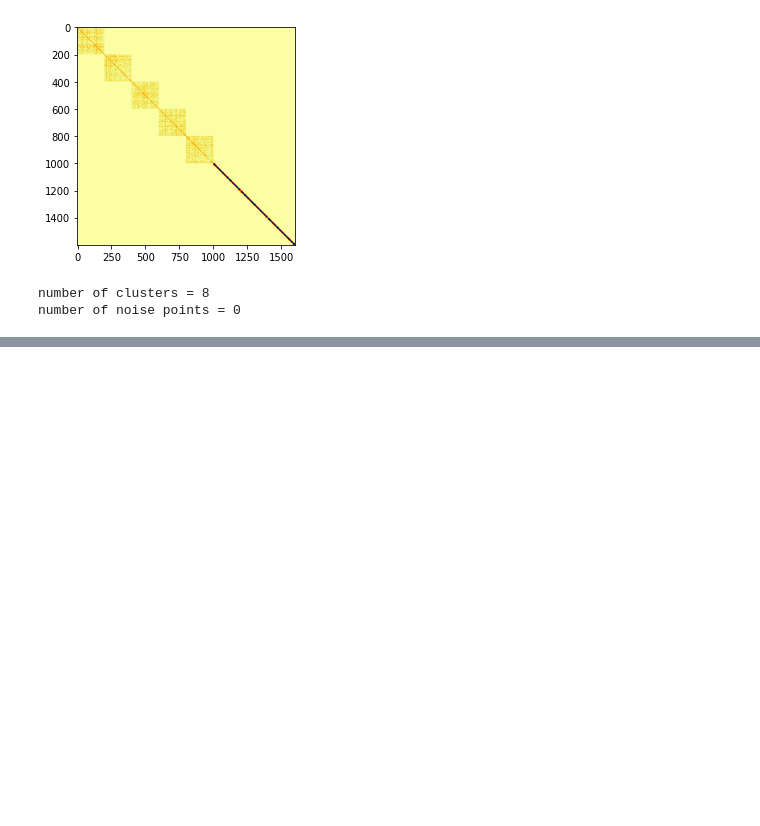
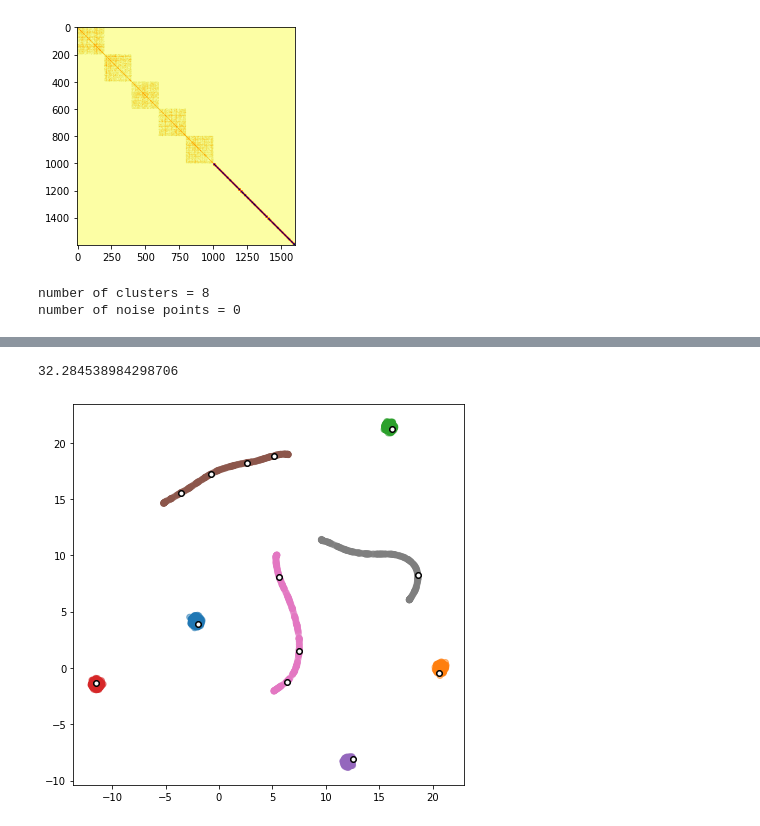
Before and after one commit to gchq/annchor, a Jupyter notebook: Examples/UmapHDBSCANIntegration.ipynb, the cells around one changed output, grey strips where cells are left out. Cells and saved outputs as stored; diff of their text form; code cells hidden in the pictures; blank space fills up the shorter version.

```diff
--- a/Examples/UmapHDBSCANIntegration.ipynb
+++ b/Examples/UmapHDBSCANIntegration.ipynb
@@ -157,0 +158,45 @@ plt.show()
+# %%
+import time
+start = time.time()
+
+ann.alpha_rss(y)
+print(time.time()-start)
+# %% [output]
+32.284538984298706
+# %%
+# Visualise the clusters using matplotlib
+
+fig,ax = plt.subplots(figsize=(7,7))
+
+# Plot noise (if present)
+ax.scatter(*T[labels==-11].T,
+           c='k',
+           marker='.',
+           alpha=0.1)
+
+# Plot clusters
+ax.scatter(*T[labels>-1].T,
+           c=labels[labels>-1],
+           cmap=plt.cm.tab10,
+           vmin=0,
+           vmax=10,
+           marker='o',
+           alpha=0.5)
+
+ax.scatter(*T[ann.rss].T,
+           c='k',
+           vmin=0,
+           vmax=10,
+           marker='o',
+           alpha=1)
+
+ax.scatter(*T[ann.rss].T,
+           c='w',
+           vmin=0,
+           vmax=10,
+           marker='.',
+           alpha=1)
+
+plt.show()
+# %% [output]
+[figure, added]
```
Also changed, not shown: parts of 4 cells of this notebook, 4 other files.
